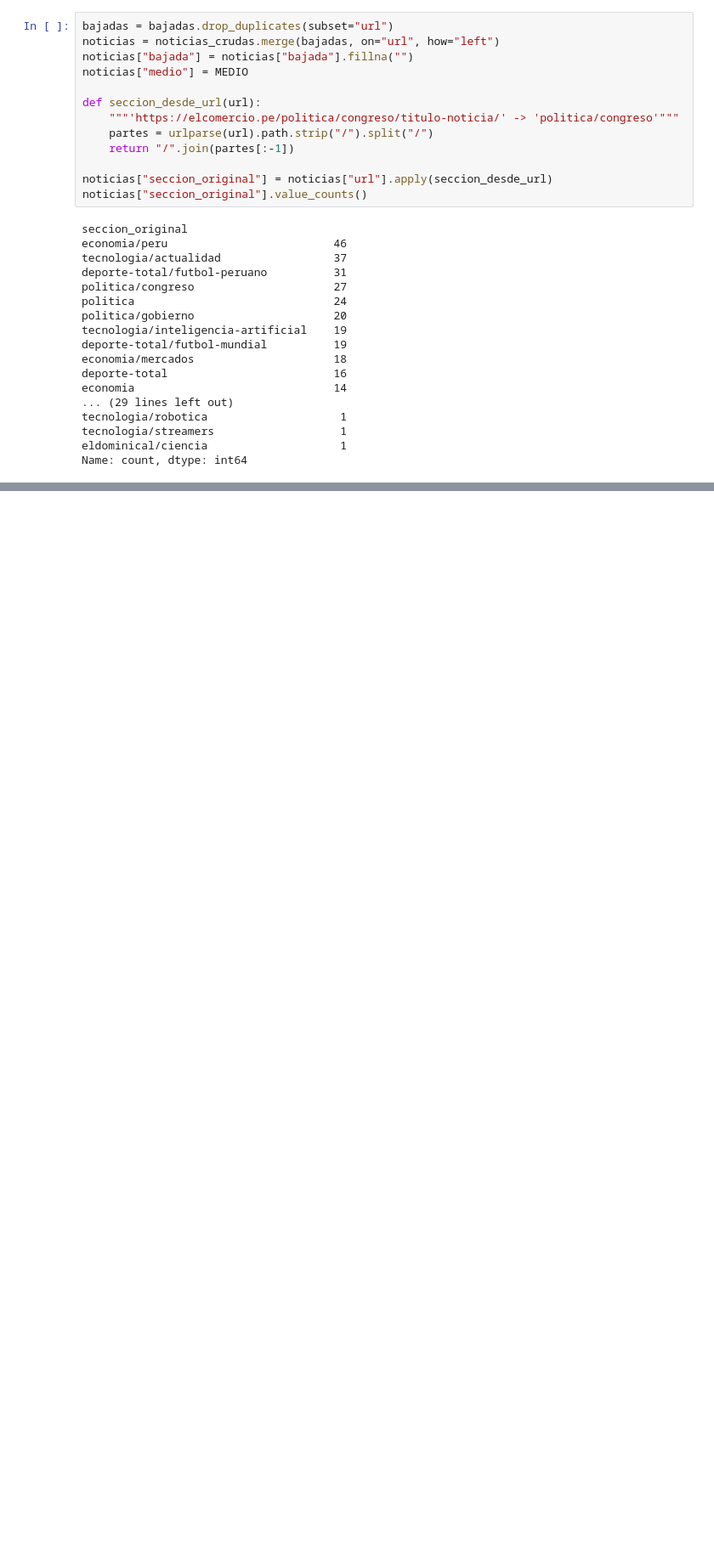
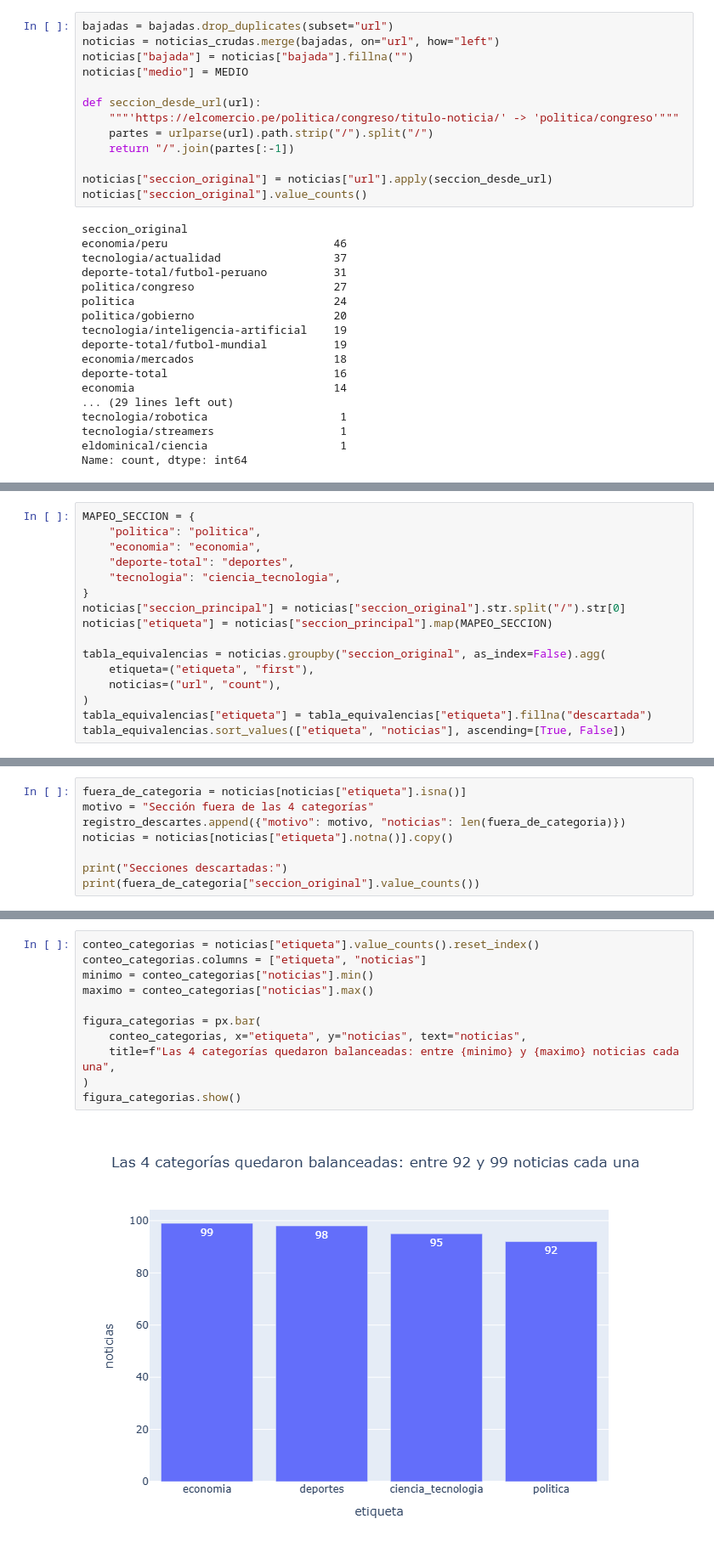
Before and after one commit to NoeliaLRuiz/Python_intermedio_2026, a Jupyter notebook: tarea_1/01_recoleccion.ipynb, the cells around one changed output, grey strips where cells are left out. Shown at 85% size. Saved outputs shown, nothing was run; the diff lists cells and outputs as text; blank space fills up the shorter version.

```diff
--- a/tarea_1/01_recoleccion.ipynb
+++ b/tarea_1/01_recoleccion.ipynb
@@ -204,0 +226,16 @@ Name: count, dtype: int64
+# %%
+MAPEO_SECCION = {
+    "politica": "politica",
+    "economia": "economia",
+    "deporte-total": "deportes",
+    "tecnologia": "ciencia_tecnologia",
+}
+noticias["seccion_principal"] = noticias["seccion_original"].str.split("/").str[0]
+noticias["etiqueta"] = noticias["seccion_principal"].map(MAPEO_SECCION)
+
+tabla_equivalencias = noticias.groupby("seccion_original", as_index=False).agg(
+    etiqueta=("etiqueta", "first"),
+    noticias=("url", "count"),
+)
+tabla_equivalencias["etiqueta"] = tabla_equivalencias["etiqueta"].fillna("descartada")
+tabla_equivalencias.sort_values(["etiqueta", "noticias"], ascending=[True, False])
@@ -204,0 +263,8 @@ Name: count, dtype: int64
+# %%
+fuera_de_categoria = noticias[noticias["etiqueta"].isna()]
+motivo = "Sección fuera de las 4 categorías"
+registro_descartes.append({"motivo": motivo, "noticias": len(fuera_de_categoria)})
+noticias = noticias[noticias["etiqueta"].notna()].copy()
+
+print("Secciones descartadas:")
+print(fuera_de_categoria["seccion_original"].value_counts())
@@ -204,0 +304,13 @@ Name: count, dtype: int64
+# %%
+conteo_categorias = noticias["etiqueta"].value_counts().reset_index()
+conteo_categorias.columns = ["etiqueta", "noticias"]
+minimo = conteo_categorias["noticias"].min()
+maximo = conteo_categorias["noticias"].max()
+
+figura_categorias = px.bar(
+    conteo_categorias, x="etiqueta", y="noticias", text="noticias",
+    title=f"Las 4 categorías quedaron balanceadas: entre {minimo} y {maximo} noticias cada una",
+)
+figura_categorias.show()
+# %% [output]
+[figure, added]
```
Also changed, not shown: parts of 18 cells of this notebook, 1 other file.
